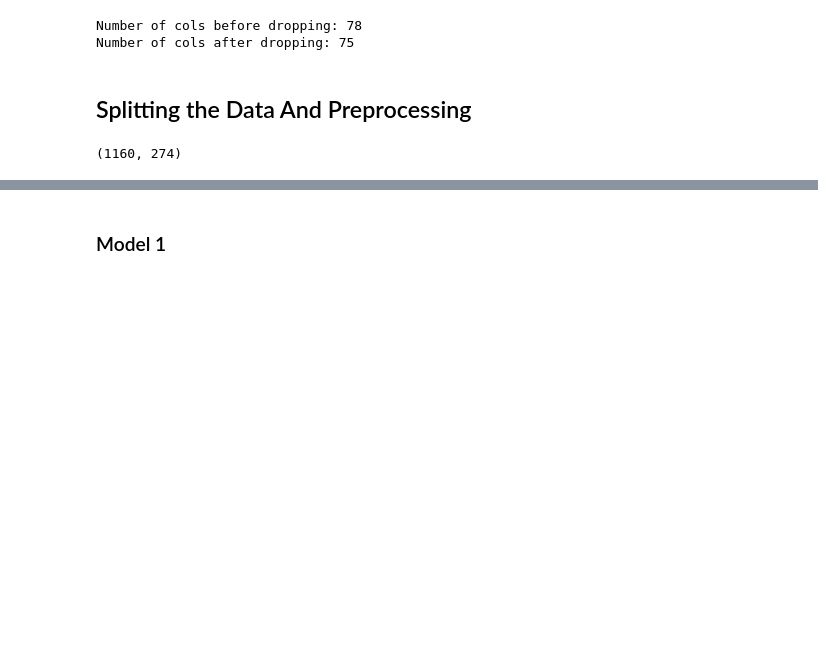
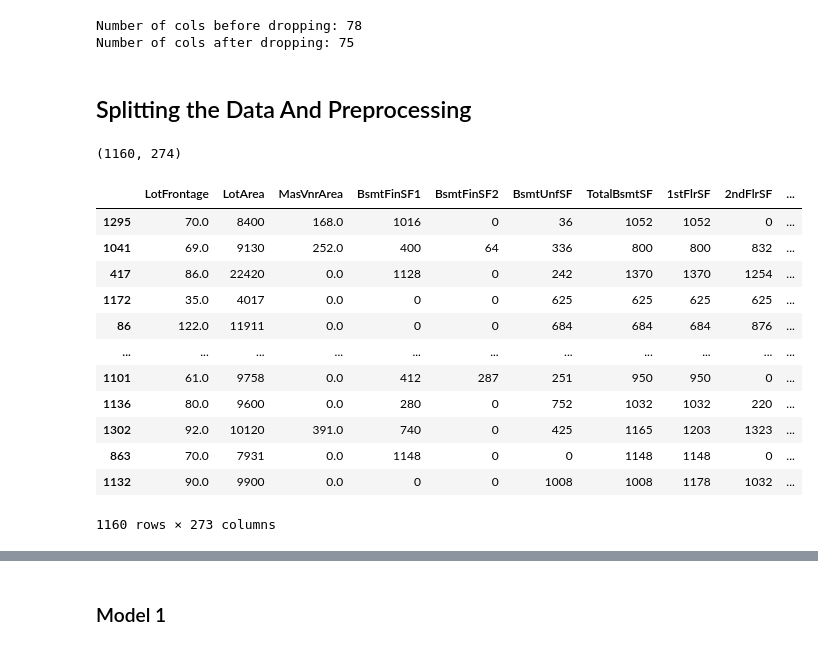
Before and after one commit to abhinav-mane/Surprise_Housing_Project, a Jupyter notebook: Surprise_Housing.ipynb, the cells around one changed output, grey strips where cells are left out. Saved outputs shown, nothing was run; the diff lists cells and outputs as text; code cells hidden in the pictures; blank space fills up the shorter version.

Commit message:
Model Training, regularisation and cv done

```diff
--- a/Surprise_Housing.ipynb
+++ b/Surprise_Housing.ipynb
@@ -1002,7 +1004,7 @@ num_vars = ['LotFrontage', 'LotArea', 'MasVnrArea', 'BsmtFinSF1', 'BsmtFinSF2',
 from sklearn.preprocessing import MinMaxScaler
 scaler = MinMaxScaler()
 # %%
-df_train[num_vars] = scaler.fit_transform(df_train[num_vars])
+# df_train[num_vars] = scaler.fit_transform(df_train[num_vars])
 # %%
 df_train.shape
 # %% [output]
@@ -1012,0 +1018,16 @@ X_train = df_train
+# %%
+X_train
+# %% [output]
+|  | LotFrontage | LotArea | MasVnrArea | BsmtFinSF1 | BsmtFinSF2 | BsmtUnfSF | TotalBsmtSF | 1stFlrSF | 2ndFlrSF | ... |
+| 1295 | 70.0 | 8400 | 168.0 | 1016 | 0 | 36 | 1052 | 1052 | 0 | ... |
+| 1041 | 69.0 | 9130 | 252.0 | 400 | 64 | 336 | 800 | 800 | 832 | ... |
+| 417 | 86.0 | 22420 | 0.0 | 1128 | 0 | 242 | 1370 | 1370 | 1254 | ... |
+| 1172 | 35.0 | 4017 | 0.0 | 0 | 0 | 625 | 625 | 625 | 625 | ... |
+| 86 | 122.0 | 11911 | 0.0 | 0 | 0 | 684 | 684 | 684 | 876 | ... |
+| ... | ... | ... | ... | ... | ... | ... | ... | ... | ... | ... |
+| 1101 | 61.0 | 9758 | 0.0 | 412 | 287 | 251 | 950 | 950 | 0 | ... |
+| 1136 | 80.0 | 9600 | 0.0 | 280 | 0 | 752 | 1032 | 1032 | 220 | ... |
+| 1302 | 92.0 | 10120 | 391.0 | 740 | 0 | 425 | 1165 | 1203 | 1323 | ... |
+| 863 | 70.0 | 7931 | 0.0 | 1148 | 0 | 0 | 1148 | 1148 | 0 | ... |
+| 1132 | 90.0 | 9900 | 0.0 | 0 | 0 | 1008 | 1008 | 1178 | 1032 | ... |
+1160 rows × 273 columns
```
Also changed, not shown: parts of 47 cells of this notebook.
